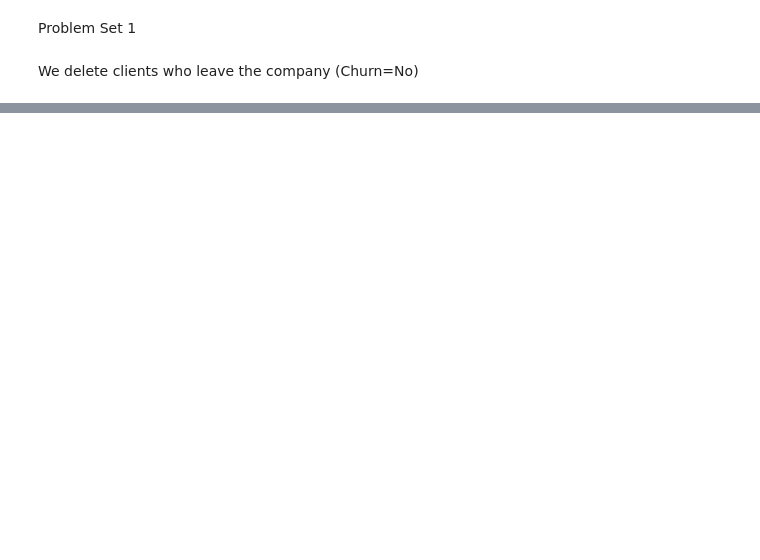
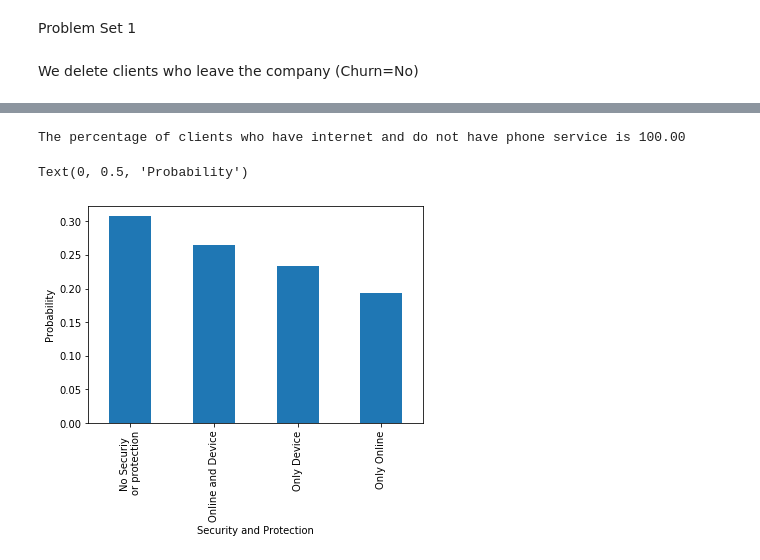
Before and after one commit to anitamezzetti/EPFL_Data_science_in_practice, a Jupyter notebook: Probelm Set 1/PS1-ongoing.ipynb, the cells around one changed output, grey strips where cells are left out. Saved outputs shown, nothing was run; the diff lists cells and outputs as text; code cells hidden in the pictures; blank space fills up the shorter version.

```diff
--- a/Probelm Set 1/PS1-ongoing.ipynb
+++ b/Probelm Set 1/PS1-ongoing.ipynb
@@ -53,9 +24,0 @@ Percentage of clients who leave the company (on the total) = 0.735
-# %%
-female = df.gender=='Female' #find woman
-n_female = np.sum(female) #count the True values
-n_male = len(female)-n_female
-perc_female = n_female/number_tot
-perc_male = n_male/number_tot
-data = {'female':perc_female, 'male':perc_male}
-print(type(data))
-#sns.barplot(x='gender', y='percentage', data=data)
@@ -63,0 +140,35 @@ print(type(data))
+# %%
+#between how many clients who do not have a phone line, look for ones who have internet
+yesInternet_noPhone = 0 #counter
+noPhone = 0
+for i in data.index:
+    if (df.PhoneService[i]=='No'): #if not phone service
+        noPhone += 1
+        #count how many have internet
+        if(df.InternetService[i]!='No'):
+            yesInternet_noPhone += 1
+
+perc = yesInternet_noPhone / noPhone *100 #percentage of clients who have internet and not phone
+print('The percentage of clients who have internet and do not have phone service is %.2f ' % perc)
+# %% [output]
+The percentage of clients who have internet and do not have phone service is 100.00
+# %%
+#clients interesed in protection: how many have have online security and/or device protection
+s=[] #where to save the information for each costumer
+for i in data.index:
+    if (df.OnlineSecurity[i] == 'Yes') and (df.DeviceProtection[i] == 'Yes'): #both
+        s += ['Online and Device']
+    elif (df.OnlineSecurity[i] == 'Yes') and (df.DeviceProtection[i] == 'No'): #only Movies
+        s += ['Only Online']
+    elif (df.OnlineSecurity[i] == 'No') and (df.DeviceProtection[i] == 'Yes'): #only tv
+        s += ['Only Device']
+    elif (df.OnlineSecurity[i] == 'No') and (df.DeviceProtection[i] == 'No'): #no
+        s += ['No Securiy \nor protection']
+ss = pd.Series(s)
+prob=ss.value_counts(normalize=True)  #count and work in percentage
+prob.plot(kind='bar')
+plt.xlabel('Security and Protection')
+plt.ylabel('Probability')
+# %% [output]
+Text(0, 0.5, 'Probability')
+[figure, added]
```
Also changed, not shown: parts of 12 cells of this notebook.
